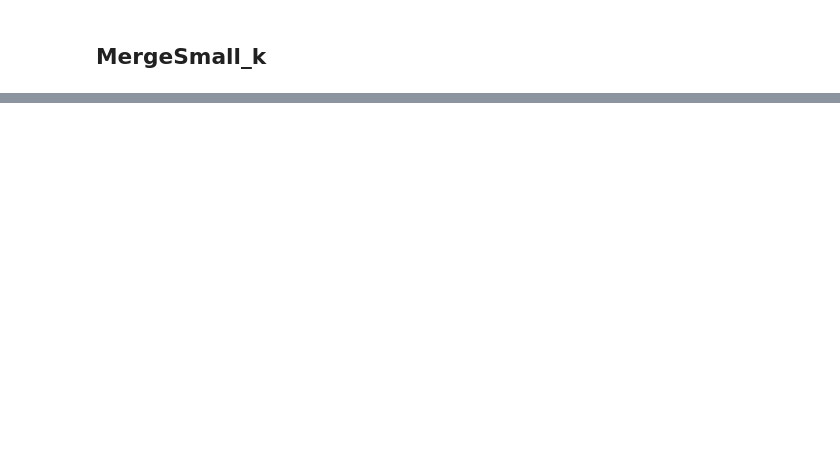
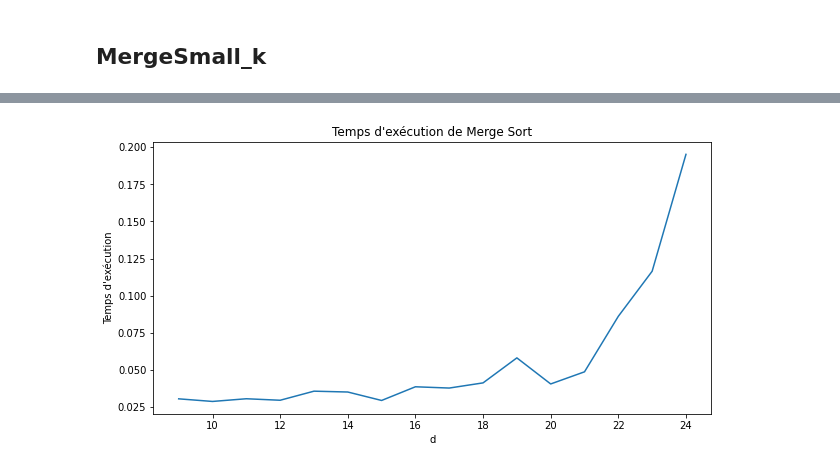
Before and after one commit to Poubenne/HPC_Project_5A, a Jupyter notebook: plots.ipynb, the cells around one changed output, grey strips where cells are left out. Cells and saved outputs as stored; diff of their text form; code cells hidden in the pictures; blank space fills up the shorter version.

```diff
--- a/plots.ipynb
+++ b/plots.ipynb
@@ -17,0 +53,14 @@ plt.show()
+# %%
+sizes = np.array([512, 1024, 2048, 4096, 8192, 16384, 32768, 65536, 131072, 262144, 524288, 1048576, 2097152, 4194304, 8388608, 16777216])
+sizes = np.log2(sizes)
+#Average execution times in seconds (Average over 1000 runs)
+exec_times = [0.030567, 0.028812, 0.030627, 0.029614, 0.035726, 0.035160, 0.029473, 0.038687, 0.037831, 0.041307, 0.058146, 0.040586, 0.048757, 0.086137, 0.116476, 0.195173]
+# %%
+plt.figure(figsize=[10,5])
+plt.plot(sizes, exec_times)
+plt.title("Temps d'exécution de Merge Sort")
+plt.xlabel("d")
+plt.ylabel("Temps d'exécution")
+plt.show()
+# %% [output]
+[figure, added]
```
Also changed, not shown: parts of 11 cells of this notebook, 4 other files.
